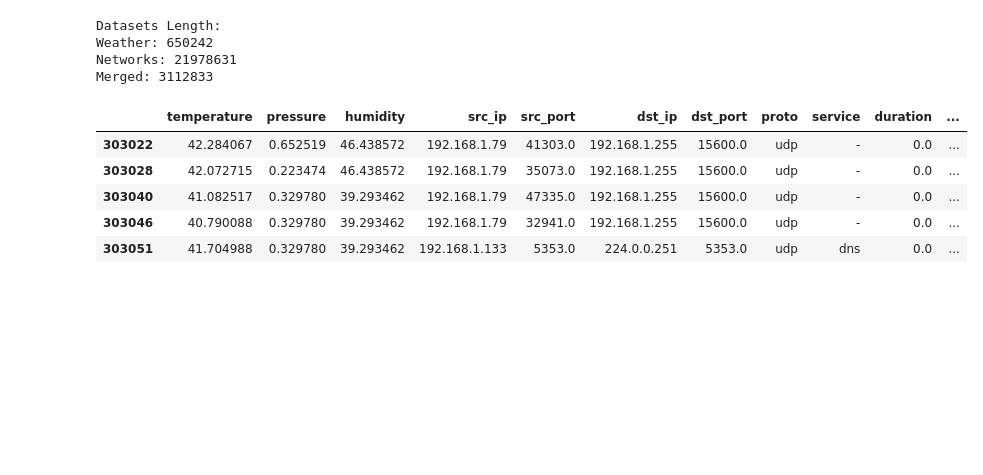
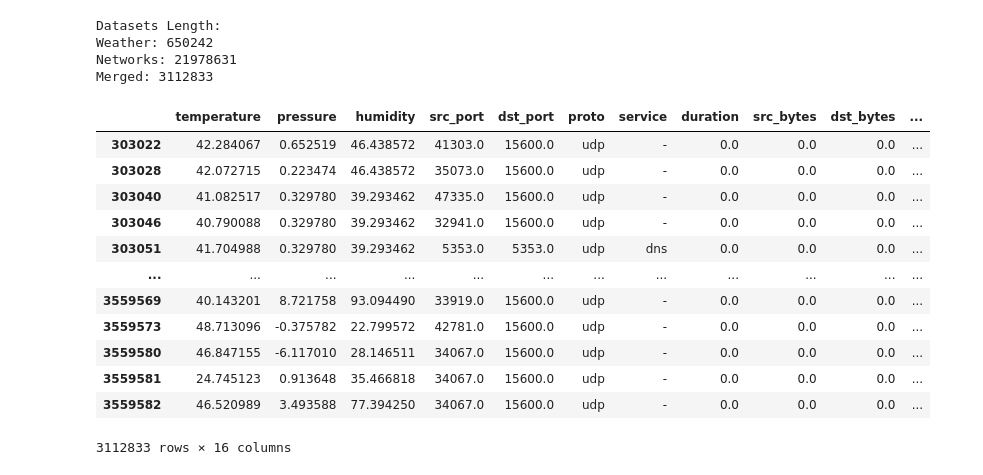
Before and after one commit to Hongwei-Z/SC-MLIDS, a Jupyter notebook: datasets/Preprocessing.ipynb, the cells around one changed output. Drawn from its saved outputs; the diff is of its cells as text; code cells hidden in the pictures; blank space fills up the shorter version.

```diff
--- a/datasets/Preprocessing.ipynb
+++ b/datasets/Preprocessing.ipynb
@@ -15,7 +15,7 @@ import warnings
 warnings.simplefilter('ignore')
 # %%
 # Read IoT Weather dataset
-df_weather = pd.read_csv('./IoT_Weather.csv')
-df_weather.head()
+df_weather = pd.read_csv('E:/MCS/Master Project/Dataset/Processed_IoT_dataset/IoT_Weather.csv')
+df_weather
 # %% [output]
 |  | date | time | temperature | pressure | humidity | label | type |
@@ -66,12 +98,12 @@ selected_columns = ['ts', 'src_ip', 'src_port', 'dst_ip', 'dst_port',
 
 read_all = []
 for i in range(1, 24):
-    file_path = os.path.join('E:\MCS\Master Project\Dataset\Processed_Network_dataset', f'Network_dataset_{i}.csv')
+    file_path = os.path.join('E:/MCS/Master Project/Dataset/Processed_Network_dataset', f'Network_dataset_{i}.csv')
     df = pd.read_csv(file_path, usecols=selected_columns)
     read_all.append(df)
 
 df_networks = pd.concat(read_all, ignore_index=True)
-df_networks.head()
+df_networks
 # %% [output]
 |  | ts | src_ip | src_port | dst_ip | dst_port | proto | service | duration | src_bytes | dst_bytes | ... |
 | 0 | 1554198358 | 3.122.49.24 | 1883.0 | 192.168.1.152 | 52976.0 | tcp | - | 80549.530260 | 1762852.0 | 41933215.0 | ... |
@@ -186,14 +256,21 @@ Weather: 650242
 Networks: 21978631
 Merged: 3112833
 # %%
-# Drop datetime
-merged_df.drop(['date', 'type'], axis=1, inplace=True)
+# Drop datetime and type, the IP address contains IPv4 and IPv6 and cannot be simply converted into numbers, so they are also deleted.
+merged_df.drop(['date', 'type', 'src_ip', 'dst_ip'], axis=1, inplace=True)
 merged_df.rename(columns={'label_y': 'target'}, inplace=True)
-merged_df.head()
+merged_df
 # %% [output]
-|  | temperature | pressure | humidity | src_ip | src_port | dst_ip | dst_port | proto | service | duration | ... |
-| 303022 | 42.284067 | 0.652519 | 46.438572 | 192.168.1.79 | 41303.0 | 192.168.1.255 | 15600.0 | udp | - | 0.0 | ... |
-| 303028 | 42.072715 | 0.223474 | 46.438572 | 192.168.1.79 | 35073.0 | 192.168.1.255 | 15600.0 | udp | - | 0.0 | ... |
-| 303040 | 41.082517 | 0.329780 | 39.293462 | 192.168.1.79 | 47335.0 | 192.168.1.255 | 15600.0 | udp | - | 0.0 | ... |
-| 303046 | 40.790088 | 0.329780 | 39.293462 | 192.168.1.79 | 32941.0 | 192.168.1.255 | 15600.0 | udp | - | 0.0 | ... |
-| 303051 | 41.704988 | 0.329780 | 39.293462 | 192.168.1.133 | 5353.0 | 224.0.0.251 | 5353.0 | udp | dns | 0.0 | ... |
+|  | temperature | pressure | humidity | src_port | dst_port | proto | service | duration | src_bytes | dst_bytes | ... |
+| 303022 | 42.284067 | 0.652519 | 46.438572 | 41303.0 | 15600.0 | udp | - | 0.0 | 0.0 | 0.0 | ... |
+| 303028 | 42.072715 | 0.223474 | 46.438572 | 35073.0 | 15600.0 | udp | - | 0.0 | 0.0 | 0.0 | ... |
+| 303040 | 41.082517 | 0.329780 | 39.293462 | 47335.0 | 15600.0 | udp | - | 0.0 | 0.0 | 0.0 | ... |
+| 303046 | 40.790088 | 0.329780 | 39.293462 | 32941.0 | 15600.0 | udp | - | 0.0 | 0.0 | 0.0 | ... |
+| 303051 | 41.704988 | 0.329780 | 39.293462 | 5353.0 | 5353.0 | udp | dns | 0.0 | 0.0 | 0.0 | ... |
+| ... | ... | ... | ... | ... | ... | ... | ... | ... | ... | ... | ... |
+| 3559569 | 40.143201 | 8.721758 | 93.094490 | 33919.0 | 15600.0 | udp | - | 0.0 | 0.0 | 0.0 | ... |
+| 3559573 | 48.713096 | -0.375782 | 22.799572 | 42781.0 | 15600.0 | udp | - | 0.0 | 0.0 | 0.0 | ... |
+| 3559580 | 46.847155 | -6.117010 | 28.146511 | 34067.0 | 15600.0 | udp | - | 0.0 | 0.0 | 0.0 | ... |
+| 3559581 | 24.745123 | 0.913648 | 35.466818 | 34067.0 | 15600.0 | udp | - | 0.0 | 0.0 | 0.0 | ... |
+| 3559582 | 46.520989 | 3.493588 | 77.394250 | 34067.0 | 15600.0 | udp | - | 0.0 | 0.0 | 0.0 | ... |
+3112833 rows × 16 columns
```
Also changed, not shown: parts of 23 cells of this notebook, 2 other files.
